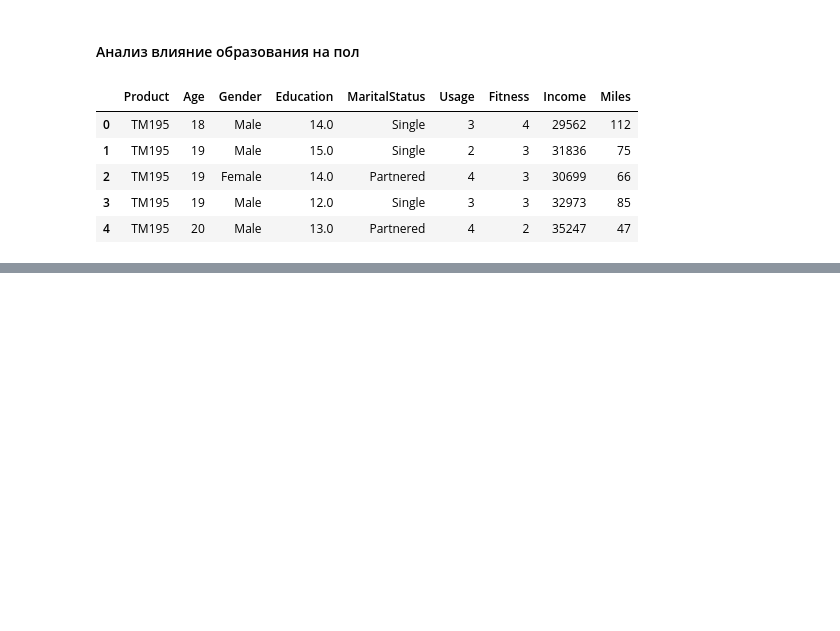
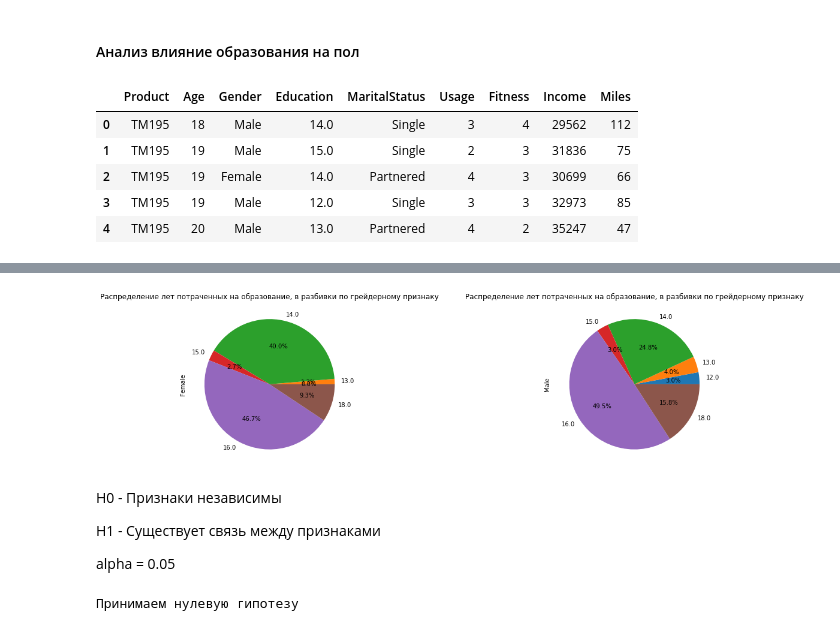
Before and after one commit to Chularev/kaggle_competitions, a Jupyter notebook: CardioGoodFitness/notebook.ipynb, the cells around one changed output, grey strips where cells are left out. Drawn from its saved outputs; the diff is of its cells as text; code cells hidden in the pictures; blank space fills up the shorter version.

```diff
--- a/CardioGoodFitness/notebook.ipynb
+++ b/CardioGoodFitness/notebook.ipynb
@@ -555,3 +555,5 @@ data.head()
 | 2 | TM195 | 19 | Female | 14.0 | Partnered | 4 | 3 | 30699 | 66 |
 | 3 | TM195 | 19 | Male | 12.0 | Single | 3 | 3 | 32973 | 85 |
 | 4 | TM195 | 20 | Male | 13.0 | Partnered | 4 | 2 | 35247 | 47 |
+# %%
+tmp = data[data['Education'] < 19]
@@ -557,0 +562,2 @@ data.head()
+# %%
+contingency = pd.crosstab(tmp['Education'], tmp['Gender'])
@@ -557,0 +575,10 @@ data.head()
+# %%
+categorical_compare(contingency, 'Распределение лет потраченных на образование, в разбивки по грейдерному признаку')
+# %% [output]
+[figure, added]
+# %% [markdown]
+H0 - Признаки независимы
+
+H1 - Существует связь между признаками
+
+alpha = 0.05
@@ -557,0 +587,4 @@ data.head()
+# %%
+do_test(p)
+# %% [output]
+Принимаем нулевую гипотезу
```
Also changed, not shown: parts of 15 cells of this notebook.
